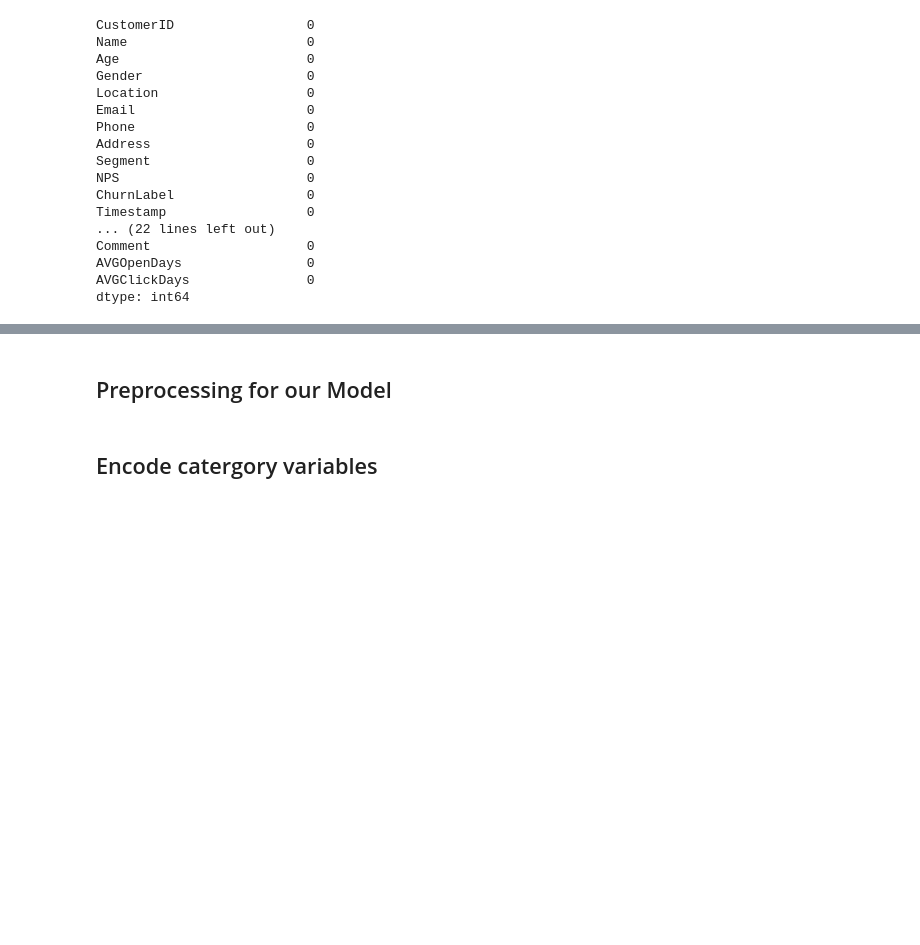
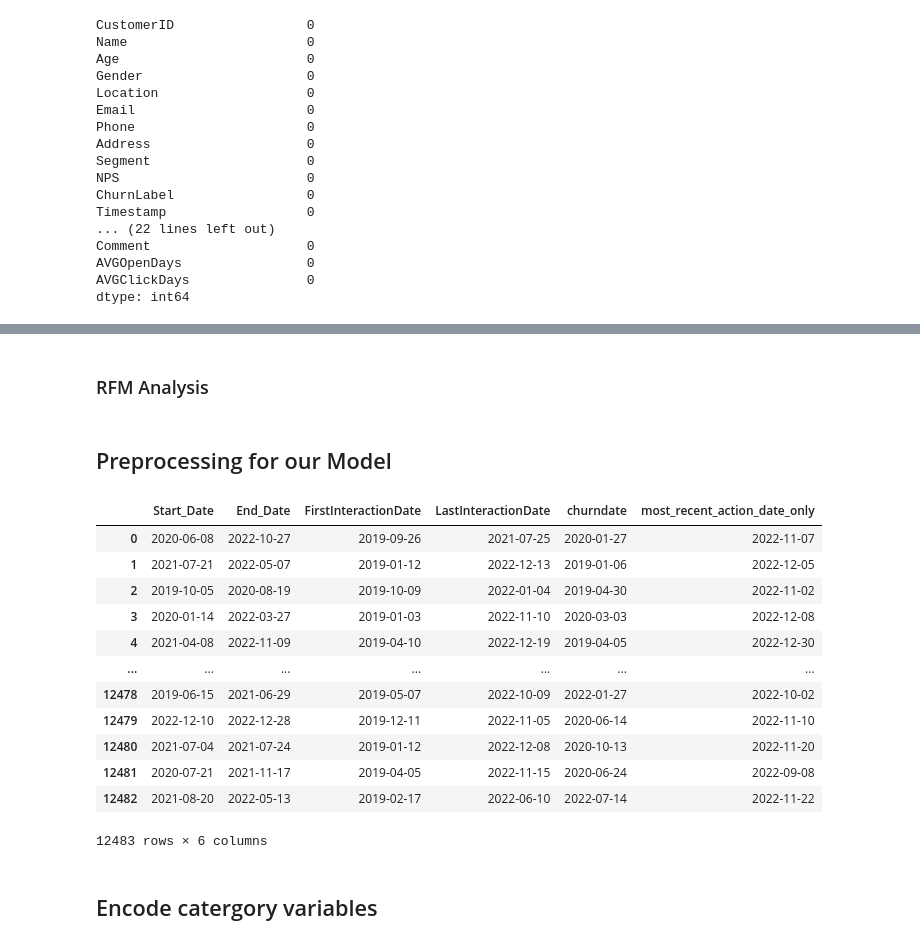
Before and after one commit to candor-tech/Churn, a Jupyter notebook: DataCleaning/Clean.ipynb, the cells around one changed output, grey strips where cells are left out. Drawn from its saved outputs; the diff is of its cells as text; code cells hidden in the pictures; blank space fills up the shorter version.

```diff
--- a/DataCleaning/Clean.ipynb
+++ b/DataCleaning/Clean.ipynb
@@ -210,0 +120,35 @@ dtype: object
+# %%
+# Convert the column to datetime first
+data['most_recent_action_date'] = pd.to_datetime(data['most_recent_action_date'])
+
+# Then extract time and date
+data['most_recent_action_time'] = data['most_recent_action_date'].dt.time
+data['most_recent_action_date_only'] = data['most_recent_action_date'].dt.date
+# %%
+data['most_recent_action_date_only'] = pd.to_datetime(data['most_recent_action_date_only'], errors='coerce')
+# %% [markdown]
+### RFM Analysis
+# %%
+currentDate = data['LastInteractionDate'].max()
+
+data['recency'] = (currentDate - data['LastInteractionDate'])
+data['frequecy'] = data['TotalPurchaseFrequency'] * data['Logins']
+data['monetary_value'] = data['TotalPurchaseValue']
+
+
+f_label = range(1, 6)
+m_label = range(1, 6)
+r_label = range(5, 0, -1)
+
+data['recency'] = pd.qcut(data['recency'], 5, labels=r_label)
+data['frequecy'] = pd.qcut(data['frequecy'], 5, labels=f_label)
+data['monetary_value'] = pd.qcut(data['monetary_value'], 5, labels=m_label)
+
+data[['recency', 'frequecy', 'monetary_value']] = data[['recency', 'frequecy', 'monetary_value']].astype('int64')
+
+data['rfm_score'] = data['recency'] + data['frequecy'] + data['monetary_value']
+
+bins = [3, 6, 9, 12, 15]
+labels = ['at_risk', 'need_attention', 'loyal_customers', 'champions']
+data['customer_segment'] = pd.cut(data['rfm_score'], bins=bins, labels=labels, include_lowest=True)
+data.drop(columns=['recency', 'frequecy', 'monetary_value', 'rfm_score'], inplace=True)
@@ -212,6 +158,22 @@ dtype: object
 data.to_csv('cleaned_data.csv', index=False)
 # %% [markdown]
 ## Preprocessing for our Model
+# %%
+data.select_dtypes(include= 'datetime64')
+# %% [output]
+|  | Start_Date | End_Date | FirstInteractionDate | LastInteractionDate | churndate | most_recent_action_date_only |
+| 0 | 2020-06-08 | 2022-10-27 | 2019-09-26 | 2021-07-25 | 2020-01-27 | 2022-11-07 |
+| 1 | 2021-07-21 | 2022-05-07 | 2019-01-12 | 2022-12-13 | 2019-01-06 | 2022-12-05 |
+| 2 | 2019-10-05 | 2020-08-19 | 2019-10-09 | 2022-01-04 | 2019-04-30 | 2022-11-02 |
+| 3 | 2020-01-14 | 2022-03-27 | 2019-01-03 | 2022-11-10 | 2020-03-03 | 2022-12-08 |
+| 4 | 2021-04-08 | 2022-11-09 | 2019-04-10 | 2022-12-19 | 2019-04-05 | 2022-12-30 |
+| ... | ... | ... | ... | ... | ... | ... |
+| 12478 | 2019-06-15 | 2021-06-29 | 2019-05-07 | 2022-10-09 | 2022-01-27 | 2022-10-02 |
+| 12479 | 2022-12-10 | 2022-12-28 | 2019-12-11 | 2022-11-05 | 2020-06-14 | 2022-11-10 |
+| 12480 | 2021-07-04 | 2021-07-24 | 2019-01-12 | 2022-12-08 | 2020-10-13 | 2022-11-20 |
+| 12481 | 2020-07-21 | 2021-11-17 | 2019-04-05 | 2022-11-15 | 2020-06-24 | 2022-09-08 |
+| 12482 | 2021-08-20 | 2022-05-13 | 2019-02-17 | 2022-06-10 | 2022-07-14 | 2022-11-22 |
+12483 rows × 6 columns
 # %%
 data_col_to_engineer = data.select_dtypes(include= 'datetime64').columns.tolist()
 
```
Also changed, not shown: parts of 29 cells of this notebook, 13 other files.
